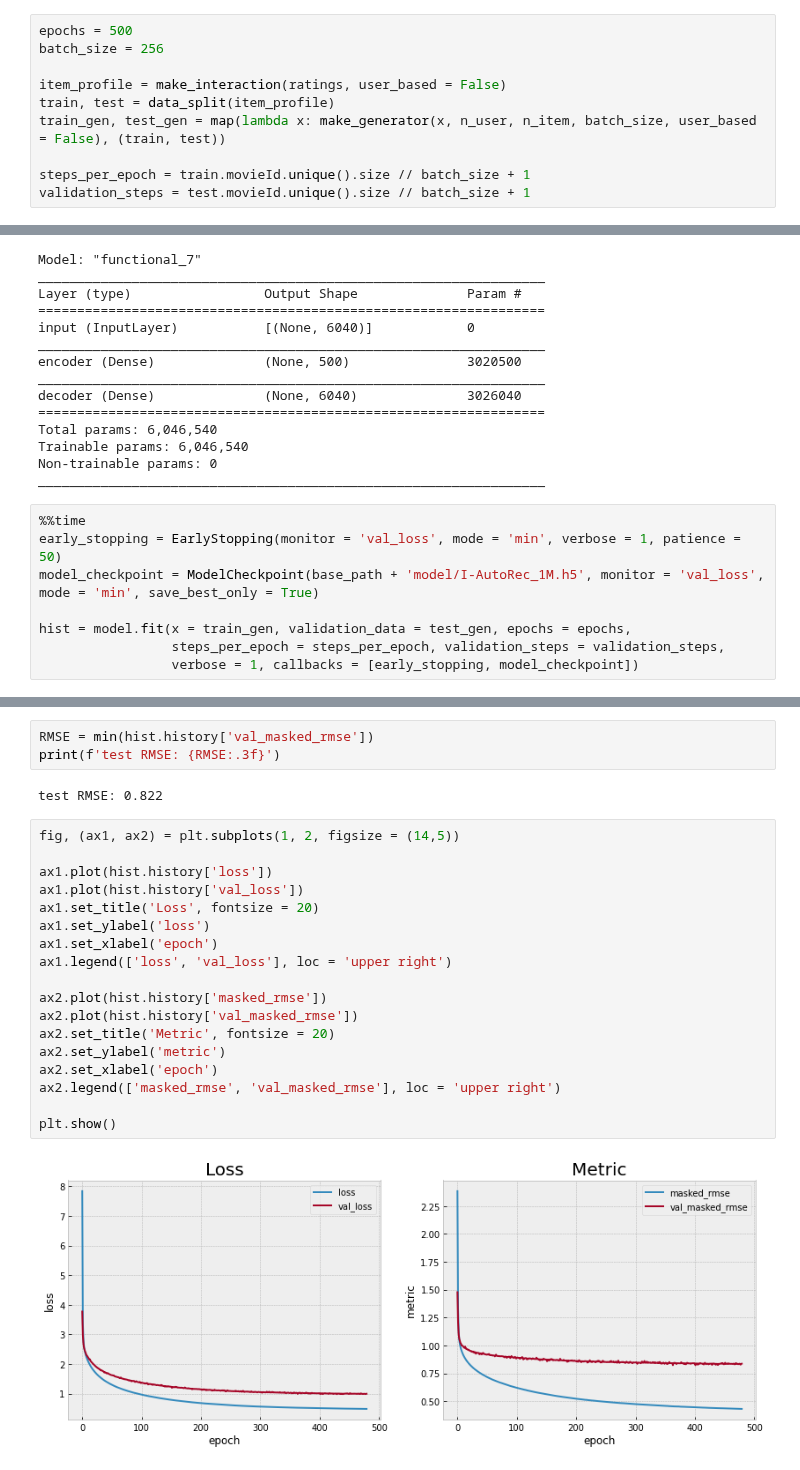
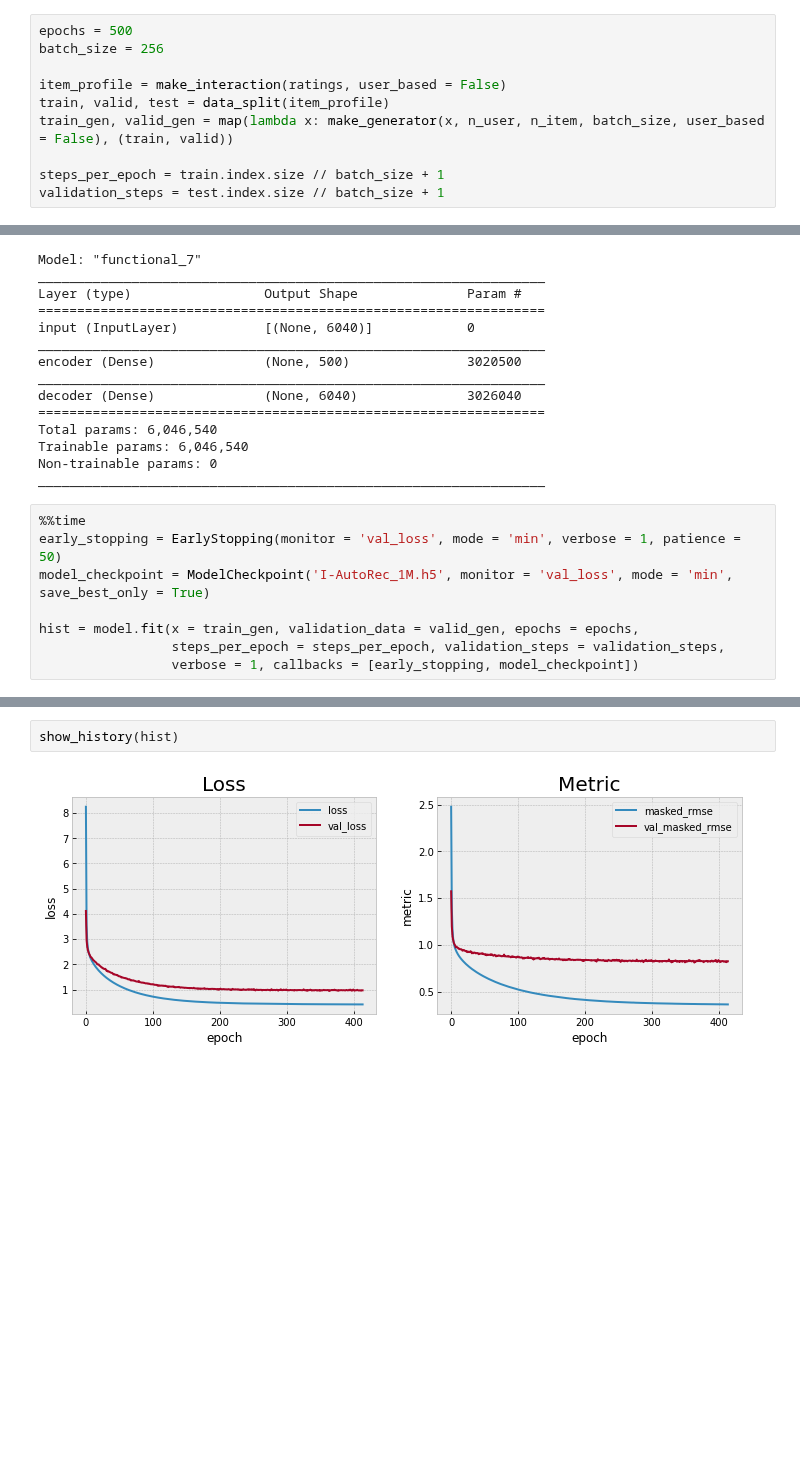
Before and after one commit to ivoryRabbit/RecSys, a Jupyter notebook: AutoRec.ipynb, the cells around one changed output, grey strips where cells are left out. Drawn from its saved outputs; the diff is of its cells as text; blank space fills up the shorter version.

```diff
--- a/AutoRec.ipynb
+++ b/AutoRec.ipynb
@@ -262,11 +321,11 @@ epochs = 500
 batch_size = 256
 
 item_profile = make_interaction(ratings, user_based = False)
-train, test = data_split(item_profile)
-train_gen, test_gen = map(lambda x: make_generator(x, n_user, n_item, batch_size, user_based = False), (train, test))
+train, valid, test = data_split(item_profile)
+train_gen, valid_gen = map(lambda x: make_generator(x, n_user, n_item, batch_size, user_based = False), (train, valid))
 
-steps_per_epoch = train.movieId.unique().size // batch_size + 1
-validation_steps = test.movieId.unique().size // batch_size + 1
+steps_per_epoch = train.index.size // batch_size + 1
+validation_steps = test.index.size // batch_size + 1
 # %%
 model = AutoRec(n_user, n_item, optimizer = 'adamax', user_based = False)
 model.summary()
@@ -288,9 +347,9 @@ _________________________________________________________________
 # %%
 %%time
 early_stopping = EarlyStopping(monitor = 'val_loss', mode = 'min', verbose = 1, patience = 50)
-model_checkpoint = ModelCheckpoint(base_path + 'model/I-AutoRec_1M.h5', monitor = 'val_loss', mode = 'min', save_best_only = True)
+model_checkpoint = ModelCheckpoint('I-AutoRec_1M.h5', monitor = 'val_loss', mode = 'min', save_best_only = True)
 
-hist = model.fit(x = train_gen, validation_data = test_gen, epochs = epochs,
+hist = model.fit(x = train_gen, validation_data = valid_gen, epochs = epochs,
                  steps_per_epoch = steps_per_epoch, validation_steps = validation_steps,
                  verbose = 1, callbacks = [early_stopping, model_checkpoint])
 # %% [output]
@@ -314,25 +373,4 @@ Wall time: 6min 46s
-# %%
-RMSE = min(hist.history['val_masked_rmse'])
-print(f'test RMSE: {RMSE:.3f}')
-# %% [output]
-test RMSE: 0.822
-# %%
-fig, (ax1, ax2) = plt.subplots(1, 2, figsize = (14,5))
-
-ax1.plot(hist.history['loss'])
-ax1.plot(hist.history['val_loss'])
-ax1.set_title('Loss', fontsize = 20)
-ax1.set_ylabel('loss')
-ax1.set_xlabel('epoch')
-ax1.legend(['loss', 'val_loss'], loc = 'upper right')
-
-ax2.plot(hist.history['masked_rmse'])
-ax2.plot(hist.history['val_masked_rmse'])
-ax2.set_title('Metric', fontsize = 20)
-ax2.set_ylabel('metric')
-ax2.set_xlabel('epoch')
-ax2.legend(['masked_rmse', 'val_masked_rmse'], loc = 'upper right')
-
-plt.show()
-# %% [output]
-[figure, removed]
+# %%
+show_history(hist)
+# %% [output]
+[figure, added]
```
Also changed, not shown: parts of 15 cells of this notebook.
